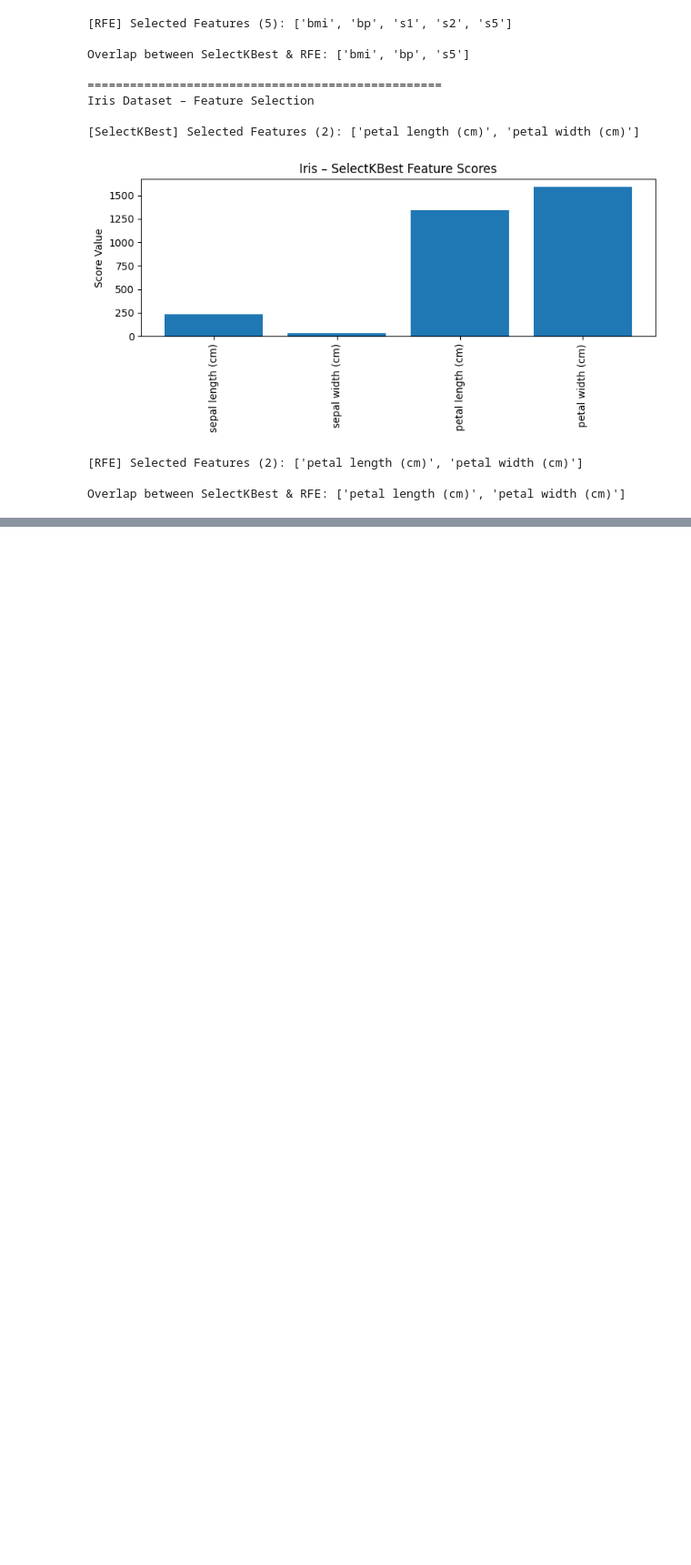
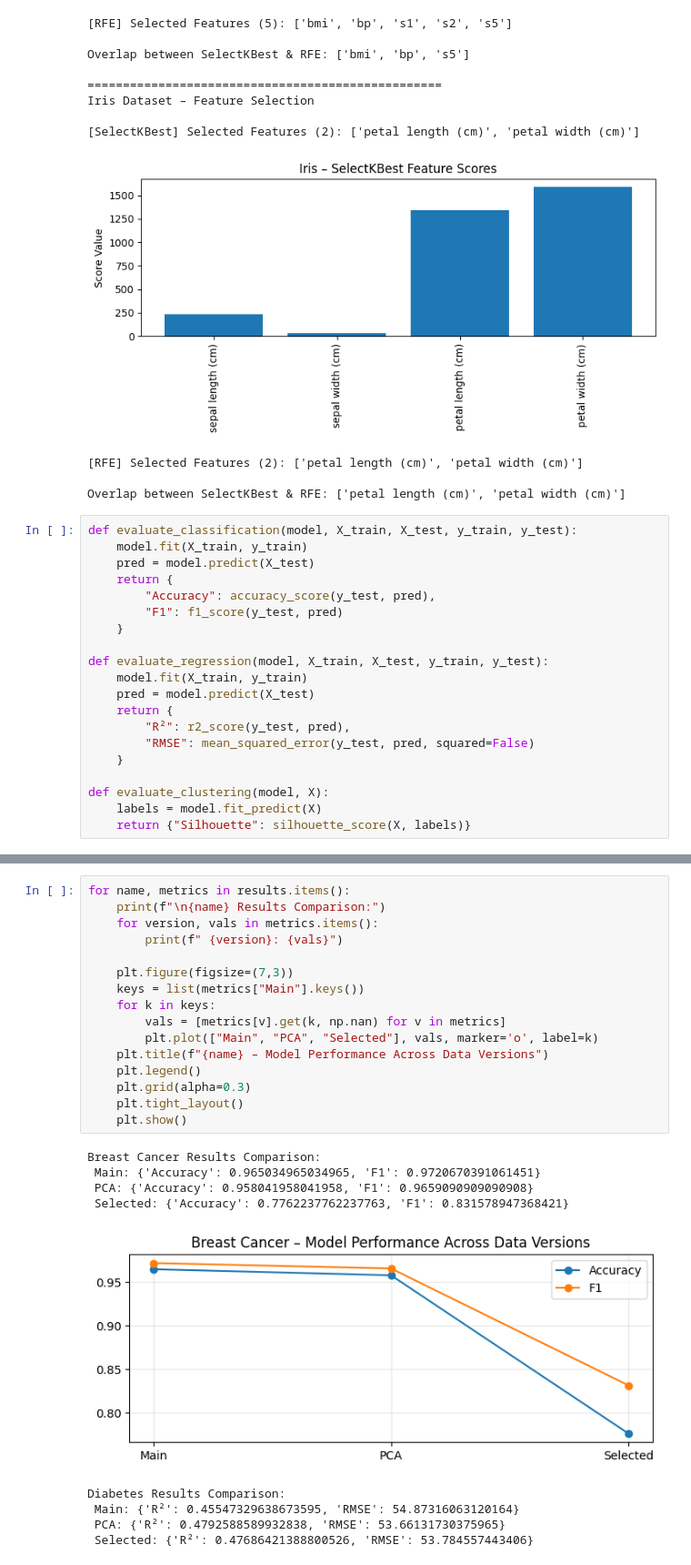
Before and after one commit to parmidamardi/CDM-TA-2, a Jupyter notebook: CDM‑MatrixMonitor‑FP.ipynb, the cells around one changed output, grey strips where cells are left out. Shown at 91% size. Drawn from its saved outputs; the diff is of its cells as text; blank space fills up the shorter version.

Commit message:
Phase 5: model training & optimization validated — PCA vs selected feature performance comparison

```diff
--- a/CDM‑MatrixMonitor‑FP.ipynb
+++ b/CDM‑MatrixMonitor‑FP.ipynb
@@ -314,3 +324,23 @@ Iris Dataset – Feature Selection
 [RFE] Selected Features (2): ['petal length (cm)', 'petal width (cm)']
 
 Overlap between SelectKBest & RFE: ['petal length (cm)', 'petal width (cm)']
+# %%
+def evaluate_classification(model, X_train, X_test, y_train, y_test):
+    model.fit(X_train, y_train)
+    pred = model.predict(X_test)
+    return {
+        "Accuracy": accuracy_score(y_test, pred),
+        "F1": f1_score(y_test, pred)
+    }
+
+def evaluate_regression(model, X_train, X_test, y_train, y_test):
+    model.fit(X_train, y_train)
+    pred = model.predict(X_test)
+    return {
+        "R²": r2_score(y_test, pred),
+        "RMSE": mean_squared_error(y_test, pred, squared=False)
+    }
+
+def evaluate_clustering(model, X):
+    labels = model.fit_predict(X)
+    return {"Silhouette": silhouette_score(X, labels)}
@@ -316,0 +419,26 @@ Overlap between SelectKBest & RFE: ['petal length (cm)', 'petal width (cm)']
+# %%
+for name, metrics in results.items():
+    print(f"\n{name} Results Comparison:")
+    for version, vals in metrics.items():
+        print(f" {version}: {vals}")
+
+    plt.figure(figsize=(7,3))
+    keys = list(metrics["Main"].keys())
+    for k in keys:
+        vals = [metrics[v].get(k, np.nan) for v in metrics]
+        plt.plot(["Main", "PCA", "Selected"], vals, marker='o', label=k)
+    plt.title(f"{name} – Model Performance Across Data Versions")
+    plt.legend()
+    plt.grid(alpha=0.3)
+    plt.tight_layout()
+    plt.show()
+# %% [output]
+Breast Cancer Results Comparison:
+ Main: {'Accuracy': 0.965034965034965, 'F1': 0.9720670391061451}
+ PCA: {'Accuracy': 0.958041958041958, 'F1': 0.9659090909090908}
+ Selected: {'Accuracy': 0.7762237762237763, 'F1': 0.831578947368421}
+[figure, added]
+Diabetes Results Comparison:
+ Main: {'R²': 0.45547329638673595, 'RMSE': 54.87316063120164}
+ PCA: {'R²': 0.4792588589932838, 'RMSE': 53.66131730375965}
+ Selected: {'R²': 0.47686421388800526, 'RMSE': 53.784557443406}
```
Also changed, not shown: parts of 3 cells of this notebook.
